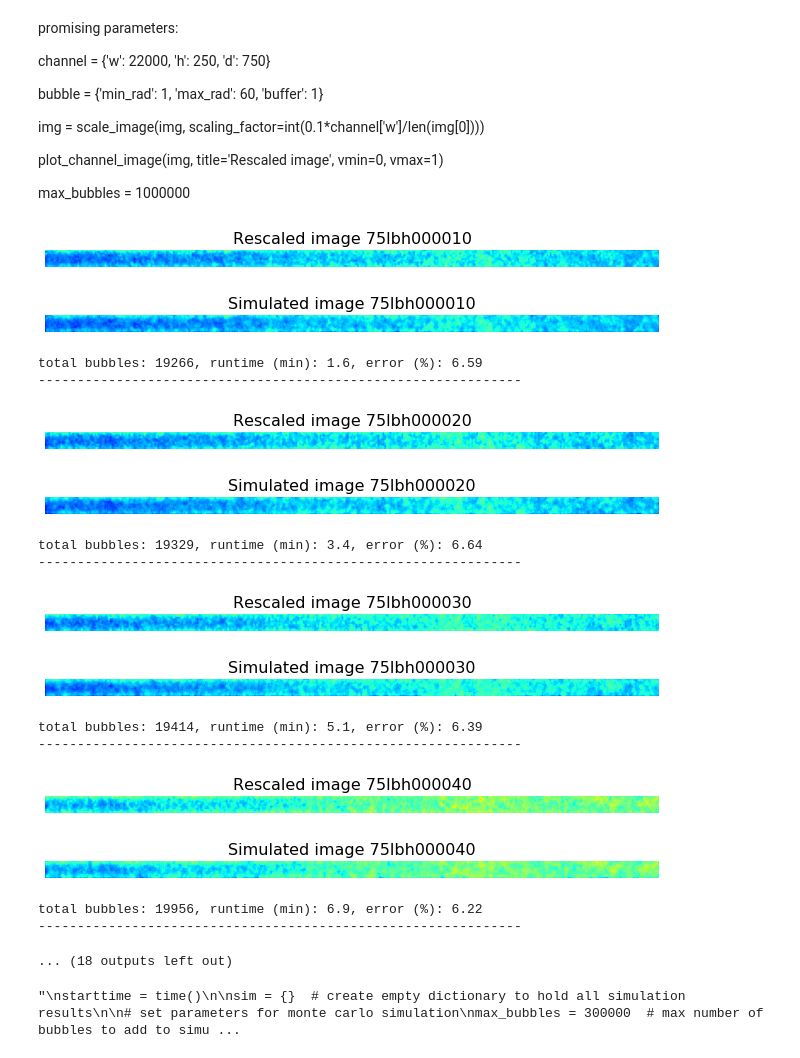
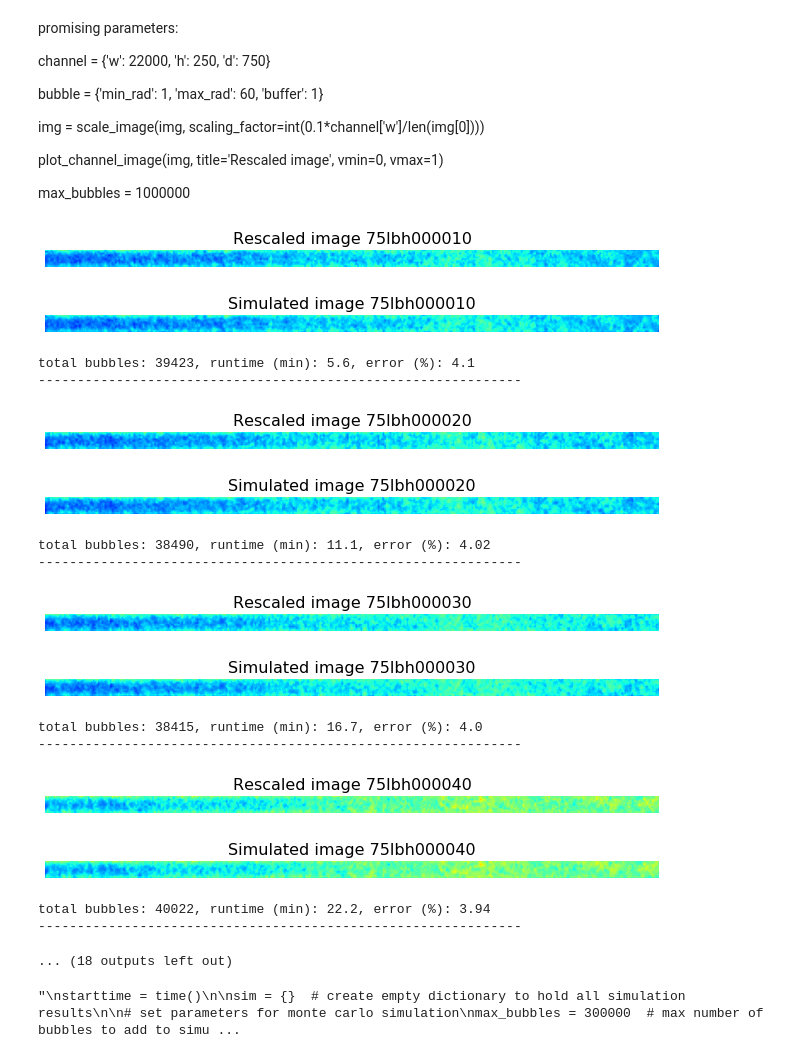
Before and after one commit to ericmuckley/code, a Jupyter notebook: refrigerant_channel_modeling.ipynb, the cells around one changed output. Saved outputs shown, nothing was run; the diff lists cells and outputs as text; code cells hidden in the pictures.

```diff
--- a/refrigerant_channel_modeling.ipynb
+++ b/refrigerant_channel_modeling.ipynb
@@ -314,7 +314,7 @@ starttime = time()
 sim = {}  # create empty dictionary to hold all simulation results
 
 # set parameters for monte carlo simulation
-max_bubbles = 250000  # max number of bubbles to add to simulation
+max_bubbles = 1000000  # max number of bubbles to add to simulation
 #tot_trials = 3  # total trials to run for each image
 
 #labels=[labels[-1]]
@@ -387,39 +387,39 @@ for L in labels:  # loop over each image
     print('total bubbles: {}, runtime (min): {}, error (%): {}'.format(
         len(sim[L]['rad']),
         round((time() - starttime)/60,1),
         round(tot_err, 2)))
     print('--------------------------------------------------------------\n')
 
     '''
     # save model to file and download the file to local machine
     serialized_sim = json.dumps(sim, cls=NumpyEncoder)
     with open('/content/channel_models.json', 'w') as dict_to_save:
         json.dump(serialized_sim, dict_to_save)
     files.download('/content/channel_models.json')
     '''
     # save model to google drive
     #with open('/content/gdrive/My Drive/file.txt', 'w') as f:
     #f.write('content')
 
-    # load dictiionary from json file
+    # load dictionary from json file
     #with open('data.json', 'r') as fp:
     #data = json.load(fp)
 # %% [output]
 [figure]
 [figure]
-total bubbles: 19266, runtime (min): 1.6, error (%): 6.59
+total bubbles: 39423, runtime (min): 5.6, error (%): 4.1
 --------------------------------------------------------------
 [figure]
 [figure]
-total bubbles: 19329, runtime (min): 3.4, error (%): 6.64
+total bubbles: 38490, runtime (min): 11.1, error (%): 4.02
 --------------------------------------------------------------
 [figure]
 [figure]
-total bubbles: 19414, runtime (min): 5.1, error (%): 6.39
+total bubbles: 38415, runtime (min): 16.7, error (%): 4.0
 --------------------------------------------------------------
 [figure]
-[figure, old version]
+[figure, new version]
-total bubbles: 19956, runtime (min): 6.9, error (%): 6.22
+total bubbles: 40022, runtime (min): 22.2, error (%): 3.94
 --------------------------------------------------------------
 ... (18 outputs left out)
 # %%
```
Also changed, not shown: parts of 1 cell of this notebook.
